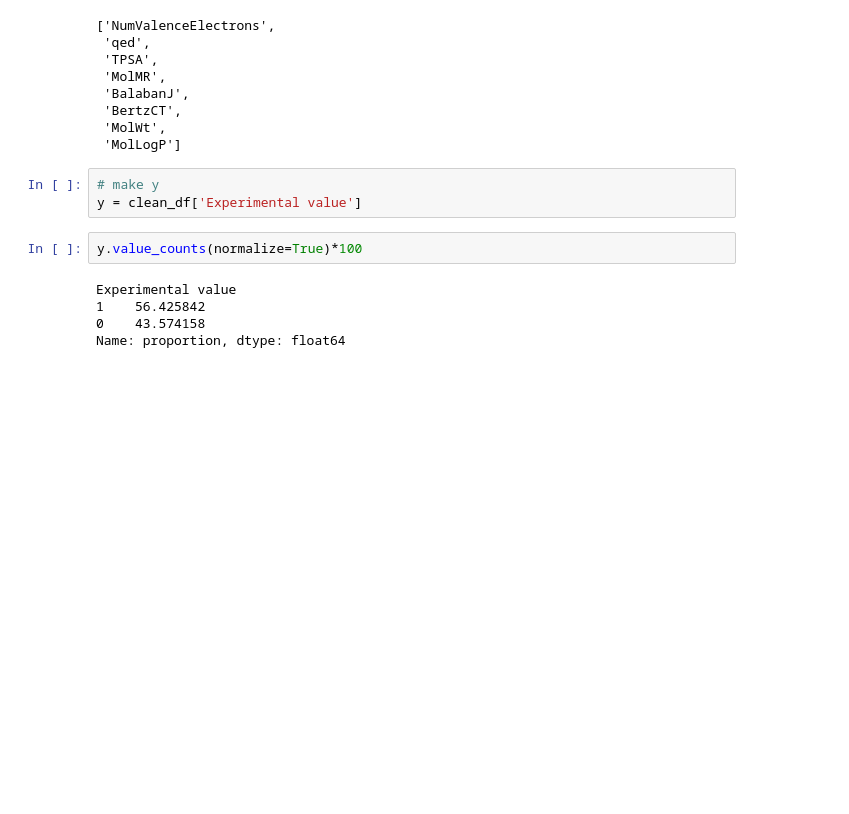
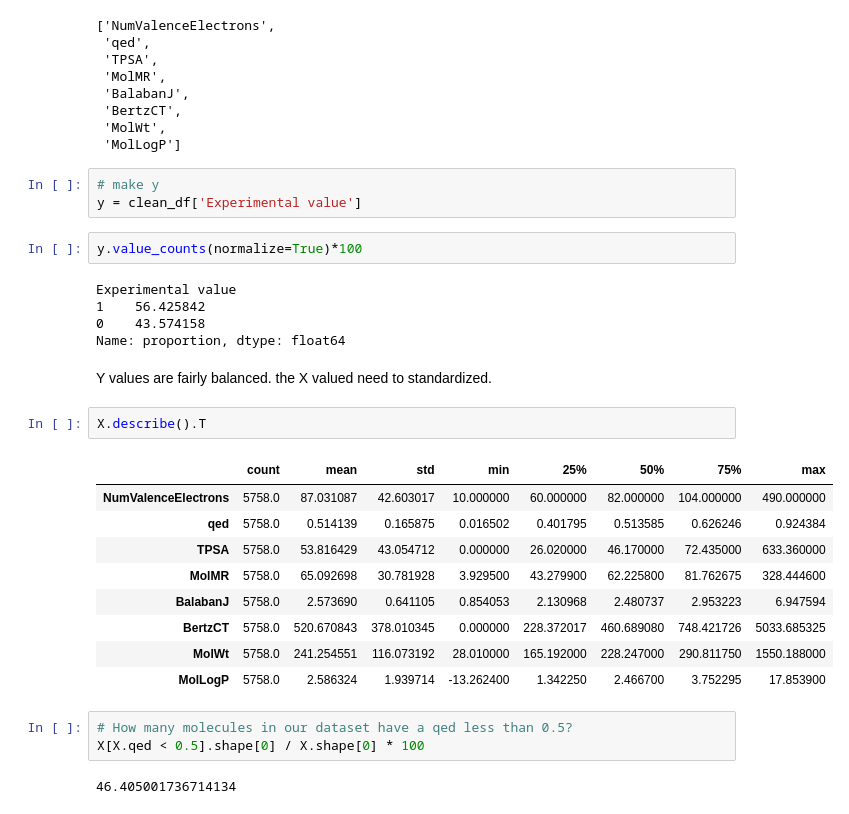
Before and after one commit to BoniYu/mutagenicity_knn, a Jupyter notebook: notebooks/eda.ipynb, the cells around one changed output. Cells and saved outputs as stored; diff of their text form; blank space fills up the shorter version.

```diff
--- a/notebooks/eda.ipynb
+++ b/notebooks/eda.ipynb
@@ -145,3 +145,22 @@ Experimental value
 1    56.425842
 0    43.574158
 Name: proportion, dtype: float64
+# %% [markdown]
+Y values are fairly balanced. the X valued need to standardized.
+# %%
+X.describe().T
+# %% [output]
+|  | count | mean | std | min | 25% | 50% | 75% | max |
+| NumValenceElectrons | 5758.0 | 87.031087 | 42.603017 | 10.000000 | 60.000000 | 82.000000 | 104.000000 | 490.000000 |
+| qed | 5758.0 | 0.514139 | 0.165875 | 0.016502 | 0.401795 | 0.513585 | 0.626246 | 0.924384 |
+| TPSA | 5758.0 | 53.816429 | 43.054712 | 0.000000 | 26.020000 | 46.170000 | 72.435000 | 633.360000 |
+| MolMR | 5758.0 | 65.092698 | 30.781928 | 3.929500 | 43.279900 | 62.225800 | 81.762675 | 328.444600 |
+| BalabanJ | 5758.0 | 2.573690 | 0.641105 | 0.854053 | 2.130968 | 2.480737 | 2.953223 | 6.947594 |
+| BertzCT | 5758.0 | 520.670843 | 378.010345 | 0.000000 | 228.372017 | 460.689080 | 748.421726 | 5033.685325 |
+| MolWt | 5758.0 | 241.254551 | 116.073192 | 28.010000 | 165.192000 | 228.247000 | 290.811750 | 1550.188000 |
+| MolLogP | 5758.0 | 2.586324 | 1.939714 | -13.262400 | 1.342250 | 2.466700 | 3.752295 | 17.853900 |
+# %%
+# How many molecules in our dataset have a qed less than 0.5?
+X[X.qed < 0.5].shape[0] / X.shape[0] * 100
+# %% [output]
+46.405001736714134
```
Also changed, not shown: parts of 14 cells of this notebook.
